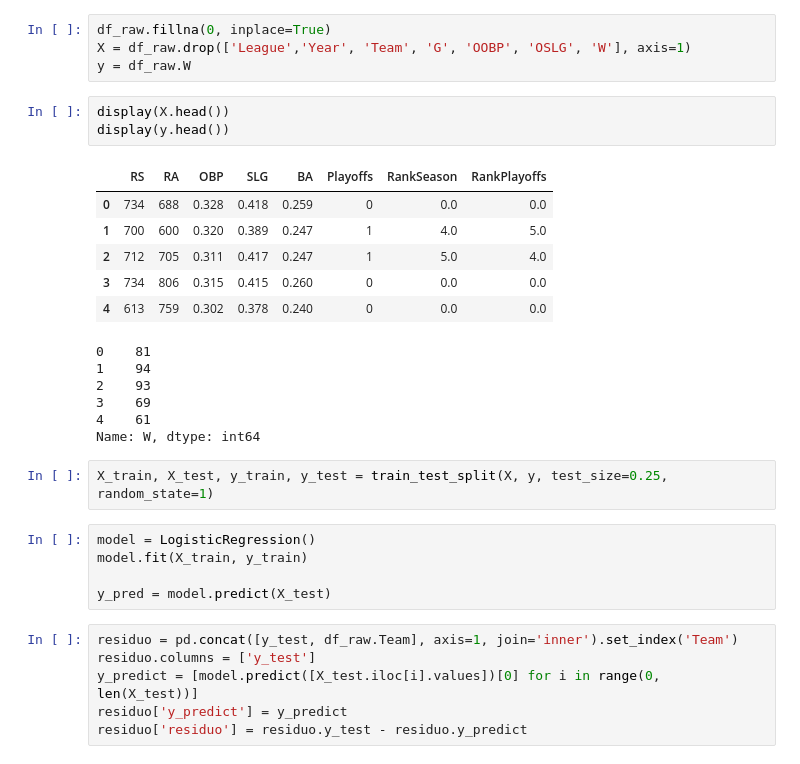
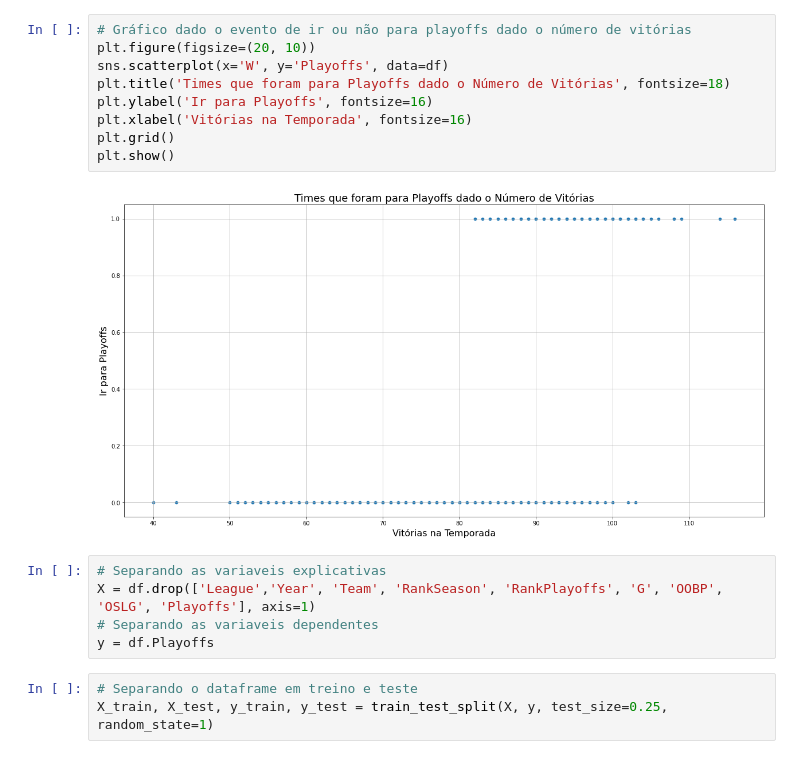
Before and after one commit to AllanBiano/mlb, a Jupyter notebook: LogisticRegression.ipynb, the cells around one changed output. Saved outputs shown, nothing was run; the diff lists cells and outputs as text.

```diff
--- a/LogisticRegression.ipynb
+++ b/LogisticRegression.ipynb
@@ -30,33 +29,19 @@ sns.heatmap(df_raw.corr(), annot=True, cmap='Blues_r')
+# %%
+# Gráfico dado o evento de ir ou não para playoffs dado o número de vitórias
+plt.figure(figsize=(20, 10))
+sns.scatterplot(x='W', y='Playoffs', data=df)
+plt.title('Times que foram para Playoffs dado o Número de Vitórias', fontsize=18)
+plt.ylabel('Ir para Playoffs', fontsize=16)
+plt.xlabel('Vitórias na Temporada', fontsize=16)
+plt.grid()
+plt.show()
+# %% [output]
+[figure, added]
 # %%
-df_raw.fillna(0, inplace=True)
-X = df_raw.drop(['League','Year', 'Team', 'G', 'OOBP', 'OSLG', 'W'], axis=1)
-y = df_raw.W
+# Separando as variaveis explicativas
+X = df.drop(['League','Year', 'Team', 'RankSeason', 'RankPlayoffs', 'G', 'OOBP', 'OSLG', 'Playoffs'], axis=1)
+# Separando as variaveis dependentes
+y = df.Playoffs
-# %%
-display(X.head())
-display(y.head())
-# %% [output]
-|  | RS | RA | OBP | SLG | BA | Playoffs | RankSeason | RankPlayoffs |
-| 0 | 734 | 688 | 0.328 | 0.418 | 0.259 | 0 | 0.0 | 0.0 |
-| 1 | 700 | 600 | 0.320 | 0.389 | 0.247 | 1 | 4.0 | 5.0 |
-| 2 | 712 | 705 | 0.311 | 0.417 | 0.247 | 1 | 5.0 | 4.0 |
-| 3 | 734 | 806 | 0.315 | 0.415 | 0.260 | 0 | 0.0 | 0.0 |
-| 4 | 613 | 759 | 0.302 | 0.378 | 0.240 | 0 | 0.0 | 0.0 |
-0    81
-1    94
-2    93
-3    69
-4    61
-Name: W, dtype: int64
 # %%
+# Separando o dataframe em treino e teste
 X_train, X_test, y_train, y_test = train_test_split(X, y, test_size=0.25, random_state=1)
-# %%
-model = LogisticRegression()
-model.fit(X_train, y_train)
-
-y_pred = model.predict(X_test)
-# %%
-residuo = pd.concat([y_test, df_raw.Team], axis=1, join='inner').set_index('Team')
-residuo.columns = ['y_test']
-y_predict = [model.predict([X_test.iloc[i].values])[0] for i in range(0, len(X_test))]
-residuo['y_predict'] = y_predict
-residuo['residuo'] = residuo.y_test - residuo.y_predict
```
Also changed, not shown: parts of 15 cells of this notebook.
